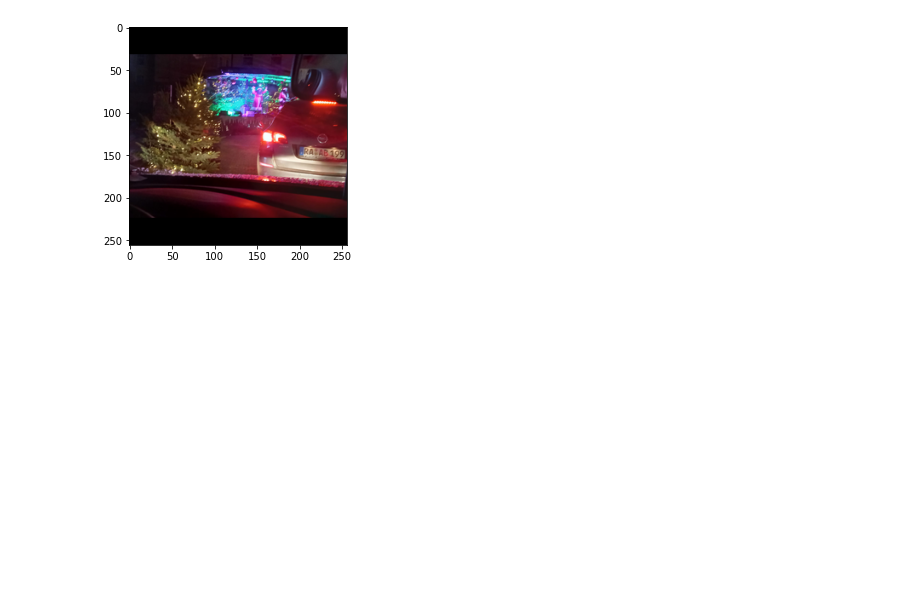
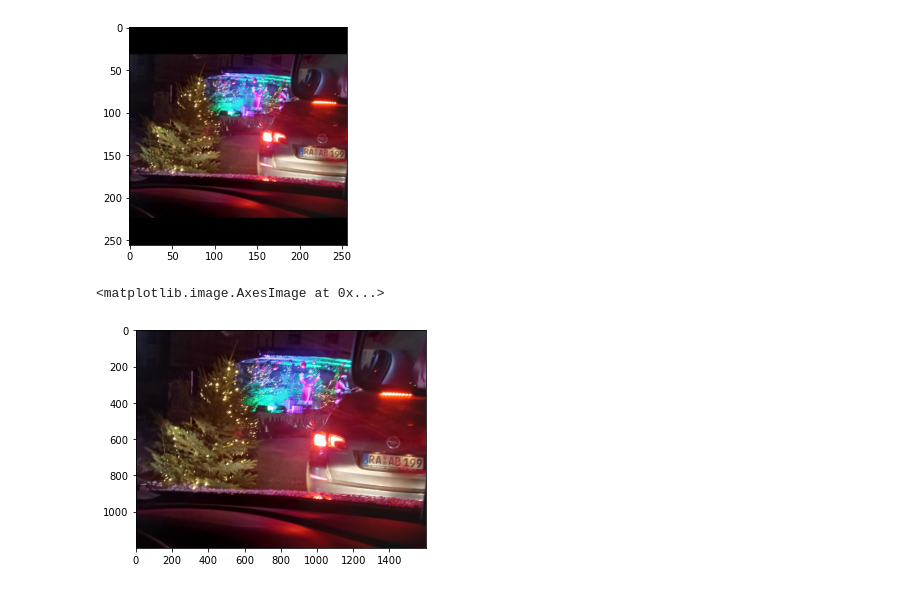
Before and after one commit to thecherry94/Projektarbeit-Kuenstliche-Intelligenz, a Jupyter notebook: Data-Augmentation/test.ipynb, the cells around one changed output. Cells and saved outputs as stored; diff of their text form; code cells hidden in the pictures; blank space fills up the shorter version.

```diff
--- a/Data-Augmentation/test.ipynb
+++ b/Data-Augmentation/test.ipynb
@@ -53,3 +50,11 @@ plt.imshow(pad_test)
 # %% [output]
 <matplotlib.image.AxesImage at 0x...>
 [figure]
+# %%
+# OPENCV
+image = cv2.imread('E:/Uni/Kuenstliche-Intelligenz/Projektarbeit/Projektarbeit-Kuenstliche-Intelligenz/images/test/IMG-20211217-WA0001.jpg')
+image = np.flip(image, axis=-1)
+plt.imshow(image)
+# %% [output]
+<matplotlib.image.AxesImage at 0x...>
+[figure, added]
```
Also changed, not shown: parts of 9 cells of this notebook, 1 other file.
